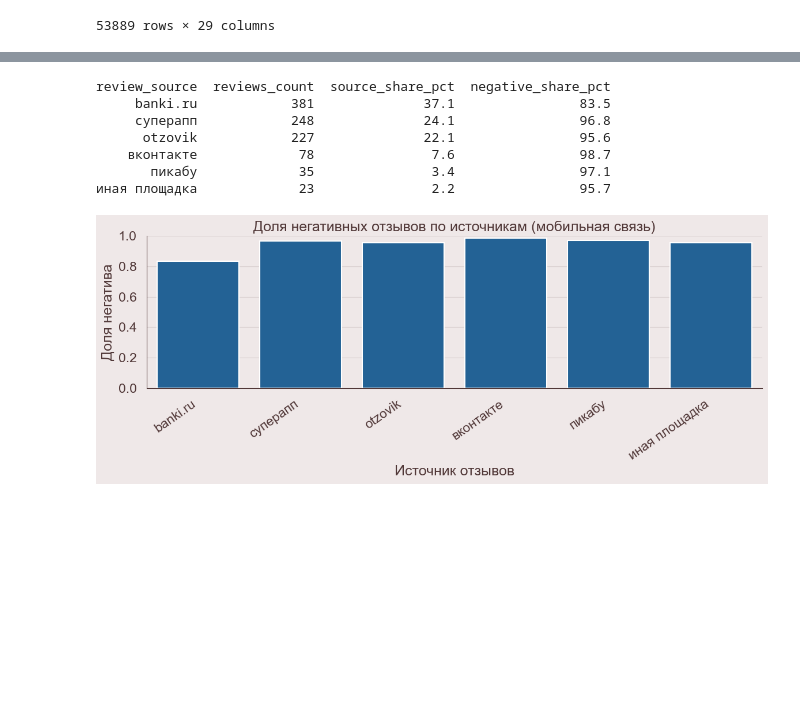
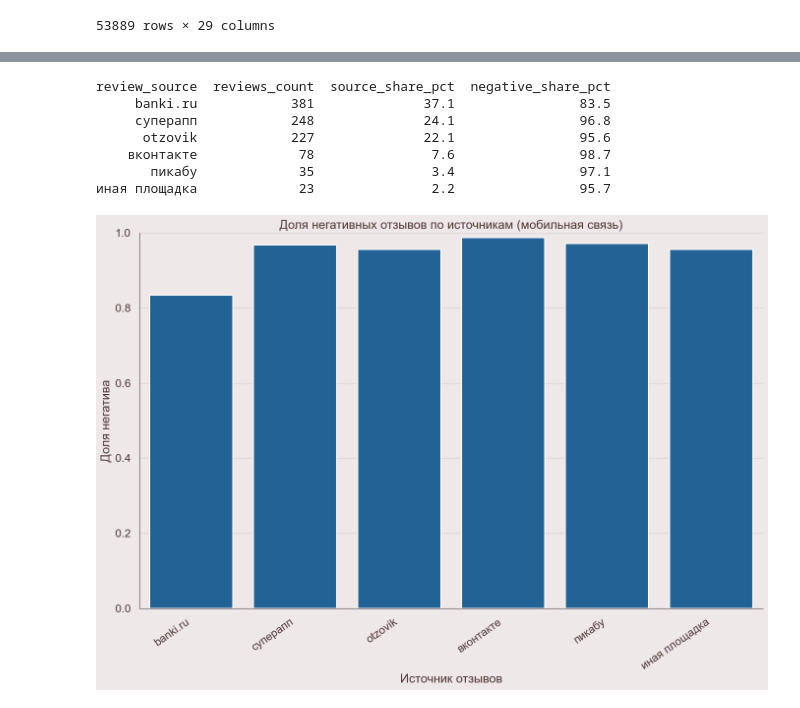
Before and after one commit to Neat-Snap/dano25, a Jupyter notebook: altmeh.ipynb, the cells around one changed output, grey strips where cells are left out. Cells and saved outputs as stored; diff of their text form; code cells hidden in the pictures; blank space fills up the shorter version.

```diff
--- a/altmeh.ipynb
+++ b/altmeh.ipynb
@@ -157,32 +157,32 @@ source_stats = (
     .agg(
         reviews_count=("is_negative_review", "size"),
         negative_share=("is_negative_review", "mean"),
     )
 )
 
 source_stats["source_share"] = source_stats["reviews_count"] / source_stats["reviews_count"].sum()
 
 source_stats = source_stats.sort_values("source_share", ascending=False).head(6)
 
 source_stats["negative_share_pct"] = (source_stats["negative_share"] * 100).round(1)
 source_stats["source_share_pct"] = (source_stats["source_share"] * 100).round(1)
 print(source_stats[["review_source", "reviews_count", "source_share_pct", "negative_share_pct"]].to_string(index=False))
 
-plt.figure(figsize=(12, 5))
+plt.figure(figsize=(14, 10))
 sns.barplot(data=source_stats, x="review_source", y="negative_share")
 plt.title("Доля негативных отзывов по источникам (мобильная связь)")
 plt.xlabel("Источник отзывов")
 plt.ylabel("Доля негатива")
 plt.xticks(rotation=35, ha="right")
 plt.ylim(0, 1)
 plt.tight_layout()
 plt.show()
 # %% [output]
 review_source  reviews_count  source_share_pct  negative_share_pct
      banki.ru            381              37.1                83.5
      суперапп            248              24.1                96.8
       otzovik            227              22.1                95.6
     вконтакте             78               7.6                98.7
        пикабу             35               3.4                97.1
 иная площадка             23               2.2                95.7
-[figure, old version]
+[figure, new version]
```
Also changed, not shown: parts of 1 cell of this notebook.
